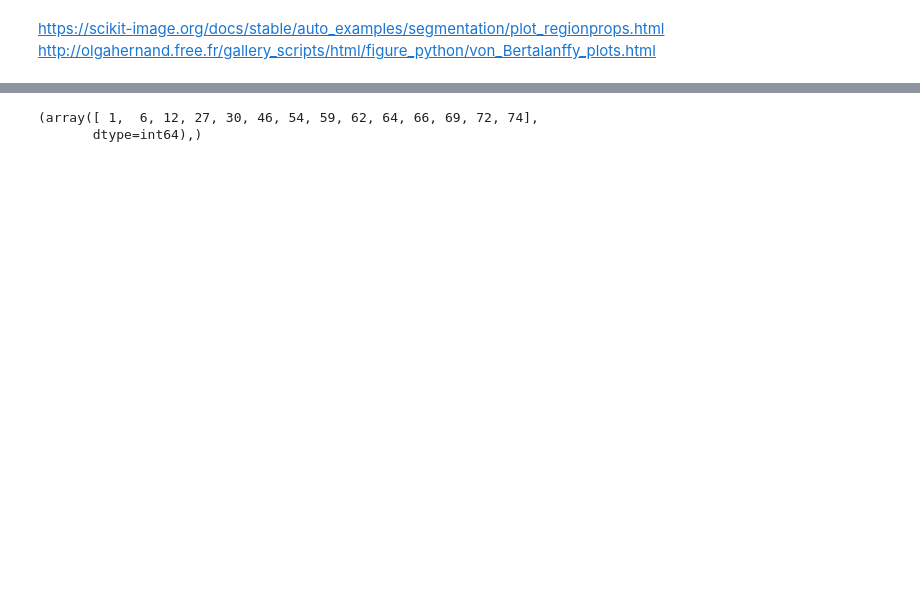
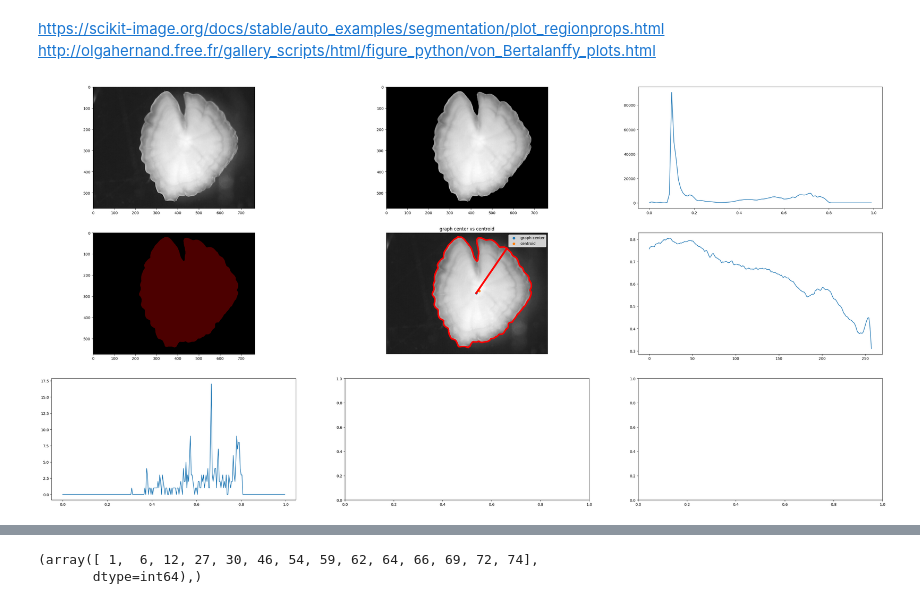
Before and after one commit to AJSRocha/msc_ds_vc, a Jupyter notebook: progress_report.ipynb, the cells around one changed output, grey strips where cells are left out. Saved outputs shown, nothing was run; the diff lists cells and outputs as text; code cells hidden in the pictures; blank space fills up the shorter version.

```diff
--- a/progress_report.ipynb
+++ b/progress_report.ipynb
@@ -170,0 +174,4 @@ temp = processador(teste_01, False)
+# %%
+temp = processador(io.imread(('photos/bios/'+dados['file'][300])), True)
+# %% [output]
+[figure, added]
```
Also changed, not shown: parts of 9 cells of this notebook.
